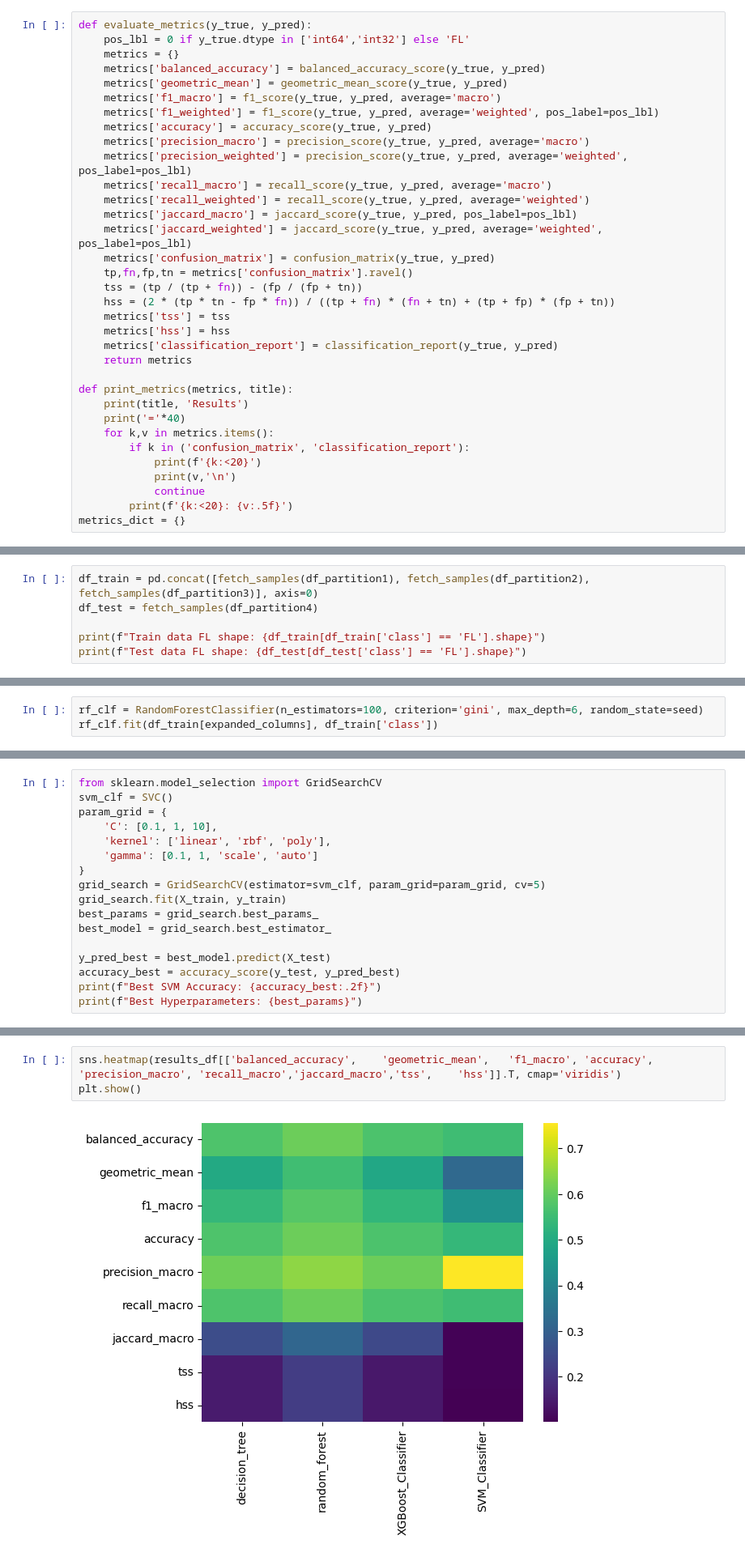
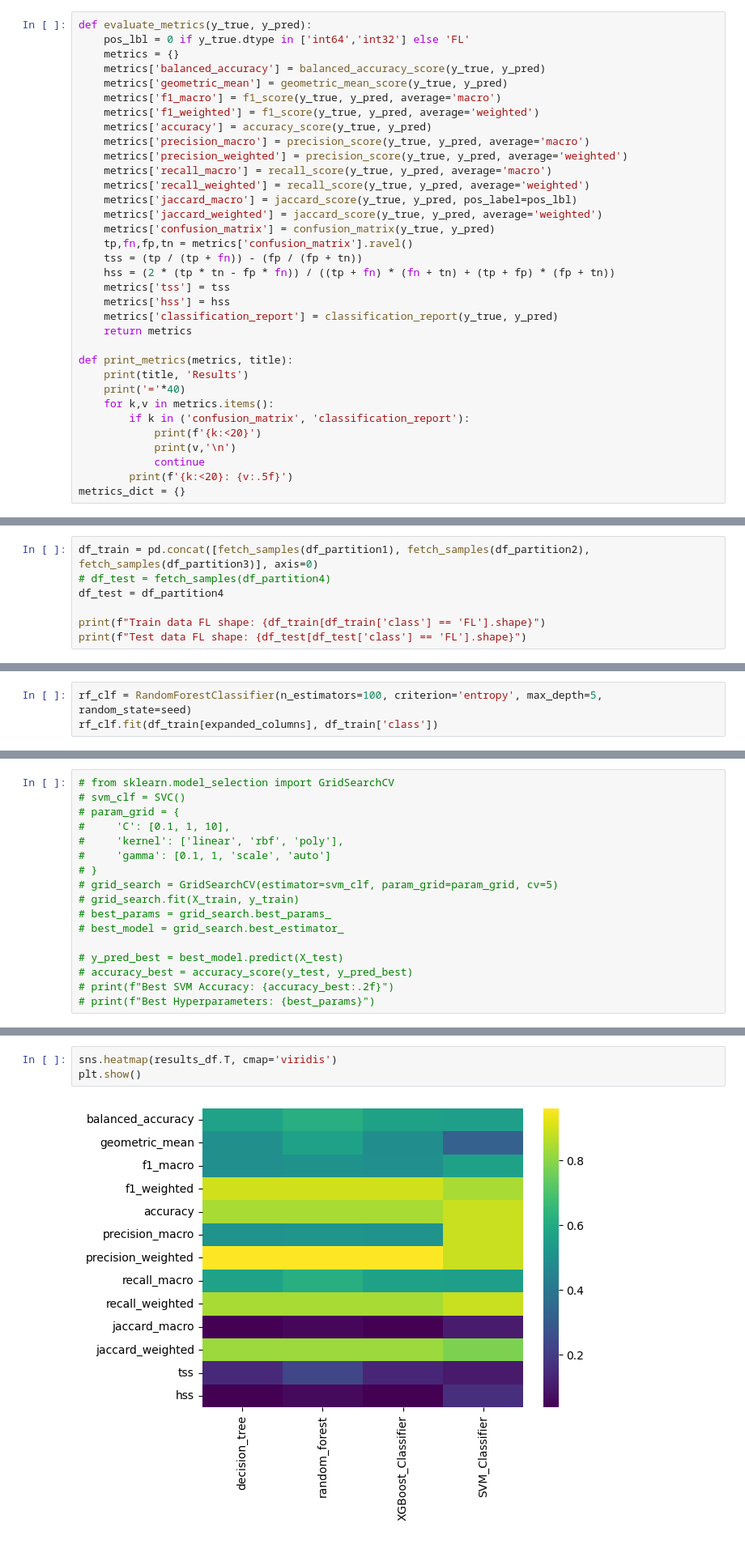
Before and after one commit to vignesh-0510/SolarFlareExplainableWindowDetection, a Jupyter notebook: phase_2_model_selection.ipynb, the cells around one changed output, grey strips where cells are left out. Shown at 81% size. Drawn from its saved outputs; the diff is of its cells as text.

Commit message:
Train classifier models

```diff
--- a/phase_2_model_selection.ipynb
+++ b/phase_2_model_selection.ipynb
@@ -65,14 +61,14 @@ def evaluate_metrics(y_true, y_pred):
     metrics['balanced_accuracy'] = balanced_accuracy_score(y_true, y_pred)
     metrics['geometric_mean'] = geometric_mean_score(y_true, y_pred)
     metrics['f1_macro'] = f1_score(y_true, y_pred, average='macro')
-    metrics['f1_weighted'] = f1_score(y_true, y_pred, average='weighted', pos_label=pos_lbl)
+    metrics['f1_weighted'] = f1_score(y_true, y_pred, average='weighted')
     metrics['accuracy'] = accuracy_score(y_true, y_pred)
     metrics['precision_macro'] = precision_score(y_true, y_pred, average='macro')
-    metrics['precision_weighted'] = precision_score(y_true, y_pred, average='weighted', pos_label=pos_lbl)
+    metrics['precision_weighted'] = precision_score(y_true, y_pred, average='weighted')
     metrics['recall_macro'] = recall_score(y_true, y_pred, average='macro')
     metrics['recall_weighted'] = recall_score(y_true, y_pred, average='weighted')
     metrics['jaccard_macro'] = jaccard_score(y_true, y_pred, pos_label=pos_lbl)
-    metrics['jaccard_weighted'] = jaccard_score(y_true, y_pred, average='weighted', pos_label=pos_lbl)
+    metrics['jaccard_weighted'] = jaccard_score(y_true, y_pred, average='weighted')
     metrics['confusion_matrix'] = confusion_matrix(y_true, y_pred)
     tp,fn,fp,tn = metrics['confusion_matrix'].ravel()
     tss = (tp / (tp + fn)) - (fp / (fp + tn))
@@ -123,7 +119,8 @@ def fetch_samples(df_new):
   return balanced_sample
 # %%
 df_train = pd.concat([fetch_samples(df_partition1), fetch_samples(df_partition2), fetch_samples(df_partition3)], axis=0)
-df_test = fetch_samples(df_partition4)
+# df_test = fetch_samples(df_partition4)
+df_test = df_partition4
 
 print(f"Train data FL shape: {df_train[df_train['class'] == 'FL'].shape}")
 print(f"Test data FL shape: {df_test[df_test['class'] == 'FL'].shape}")
@@ -312,6 +312,6 @@ plt.show()
 # %% [markdown]
 # Random Forest Classifier
 # %%
-rf_clf = RandomForestClassifier(n_estimators=100, criterion='gini', max_depth=6, random_state=seed)
+rf_clf = RandomForestClassifier(n_estimators=100, criterion='entropy', max_depth=5, random_state=seed)
 rf_clf.fit(df_train[expanded_columns], df_train['class'])
 # %% [output]
@@ -525,20 +531,20 @@ y_train =  df_train_cleaned['class_encoded']
 X_test = df_test_cleaned[expanded_columns]
 y_test = df_test_cleaned['class_encoded']
 # %%
-from sklearn.model_selection import GridSearchCV
-svm_clf = SVC()
-param_grid = {
-    'C': [0.1, 1, 10],
-    'kernel': ['linear', 'rbf', 'poly'],
-    'gamma': [0.1, 1, 'scale', 'auto']
-}
-grid_search = GridSearchCV(estimator=svm_clf, param_grid=param_grid, cv=5)
-grid_search.fit(X_train, y_train)
-best_params = grid_search.best_params_
-best_model = grid_search.best_estimator_
+# from sklearn.model_selection import GridSearchCV
+# svm_clf = SVC()
+# param_grid = {
+#     'C': [0.1, 1, 10],
+#     'kernel': ['linear', 'rbf', 'poly'],
+#     'gamma': [0.1, 1, 'scale', 'auto']
+# }
+# grid_search = GridSearchCV(estimator=svm_clf, param_grid=param_grid, cv=5)
+# grid_search.fit(X_train, y_train)
+# best_params = grid_search.best_params_
+# best_model = grid_search.best_estimator_
 
-y_pred_best = best_model.predict(X_test)
-accuracy_best = accuracy_score(y_test, y_pred_best)
-print(f"Best SVM Accuracy: {accuracy_best:.2f}")
-print(f"Best Hyperparameters: {best_params}")
+# y_pred_best = best_model.predict(X_test)
+# accuracy_best = accuracy_score(y_test, y_pred_best)
+# print(f"Best SVM Accuracy: {accuracy_best:.2f}")
+# print(f"Best Hyperparameters: {best_params}")
 # %%
@@ -711,8 +719,8 @@ plt.show()
 # %%
-sns.heatmap(results_df[['balanced_accuracy',	'geometric_mean',	'f1_macro',	'accuracy',	'precision_macro', 'recall_macro','jaccard_macro','tss',	'hss']].T, cmap='viridis')
+sns.heatmap(results_df.T, cmap='viridis')
 plt.show()
 # %% [output]
-[figure, old version]
+[figure, new version]
 # %%
 dd = pd.read_csv('/content/drive/MyDrive/ADM/results/part_123/model_eval.csv', index_col='Model')
 dd
```
Also changed, not shown: parts of 27 cells of this notebook.
